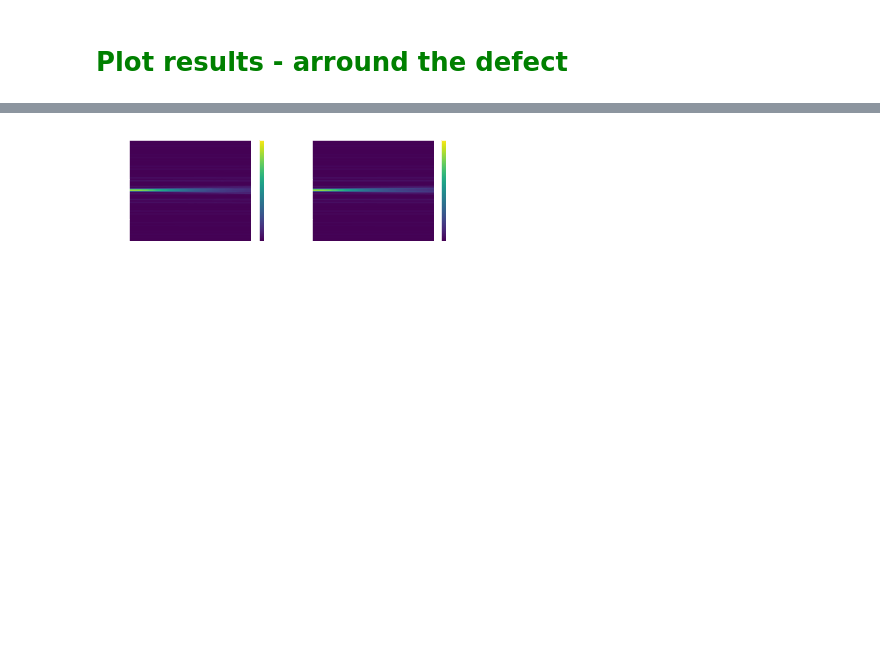
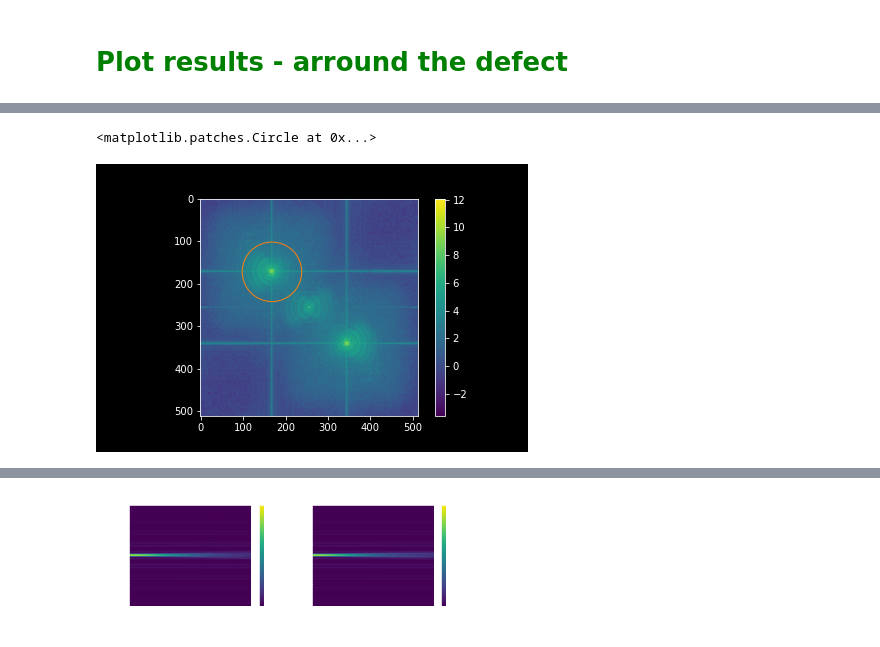
Before and after one commit to nunoazevedosilva/SBN, a Jupyter notebook: SBN_Simulation_with_input_gaussian_image_an_droplet.ipynb, the cells around one changed output, grey strips where cells are left out. Saved outputs shown, nothing was run; the diff lists cells and outputs as text; code cells hidden in the pictures; blank space fills up the shorter version.

```diff
--- a/SBN_Simulation_with_input_gaussian_image_an_droplet.ipynb
+++ b/SBN_Simulation_with_input_gaussian_image_an_droplet.ipynb
@@ -823,0 +853,24 @@ fig.tight_layout()
+# %%
+interferogram_temp = transpose(abs(simulation_data[-1] + 2.0*np.exp(1.0j*kx*XX + 1.0j*ky*YY))**2)
+
+
+y_shape, x_shape = np.shape(interferogram_temp)
+
+XX, YY = np.meshgrid(np.linspace(0, x_shape, x_shape), np.linspace(0, y_shape, y_shape))
+
+data_fft = fftshift(fft2(interferogram_temp))
+# %%
+fft_x_center = 168
+fft_y_center = 172
+filter_radius = 70
+
+plt.figure()
+plt.imshow(np.log10(np.abs(data_fft)**2.0))
+plt.colorbar()
+
+circle = plt.Circle((fft_x_center, fft_y_center), filter_radius, color='tab:orange', fill=False)
+
+plt.gca().add_patch(circle)
+# %% [output]
+<matplotlib.patches.Circle at 0x...>
+[figure, added]
```
Also changed, not shown: parts of 13 cells of this notebook, 4 other files.
